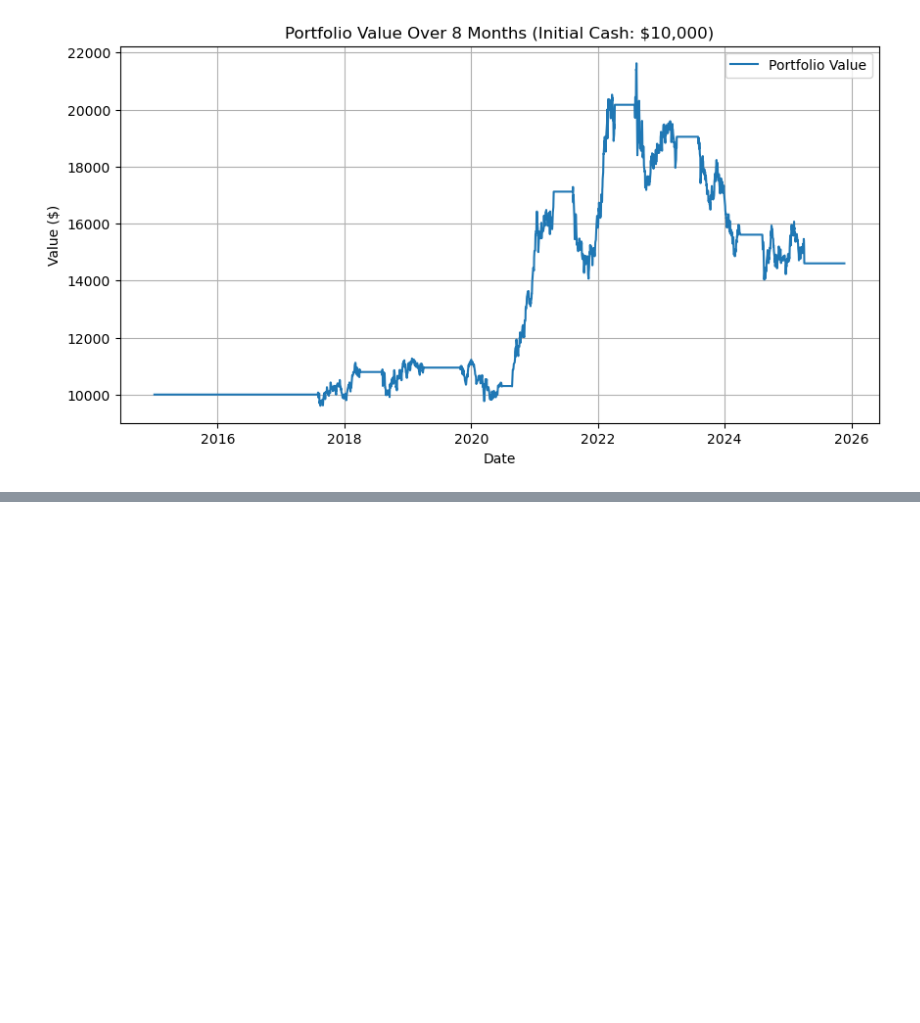
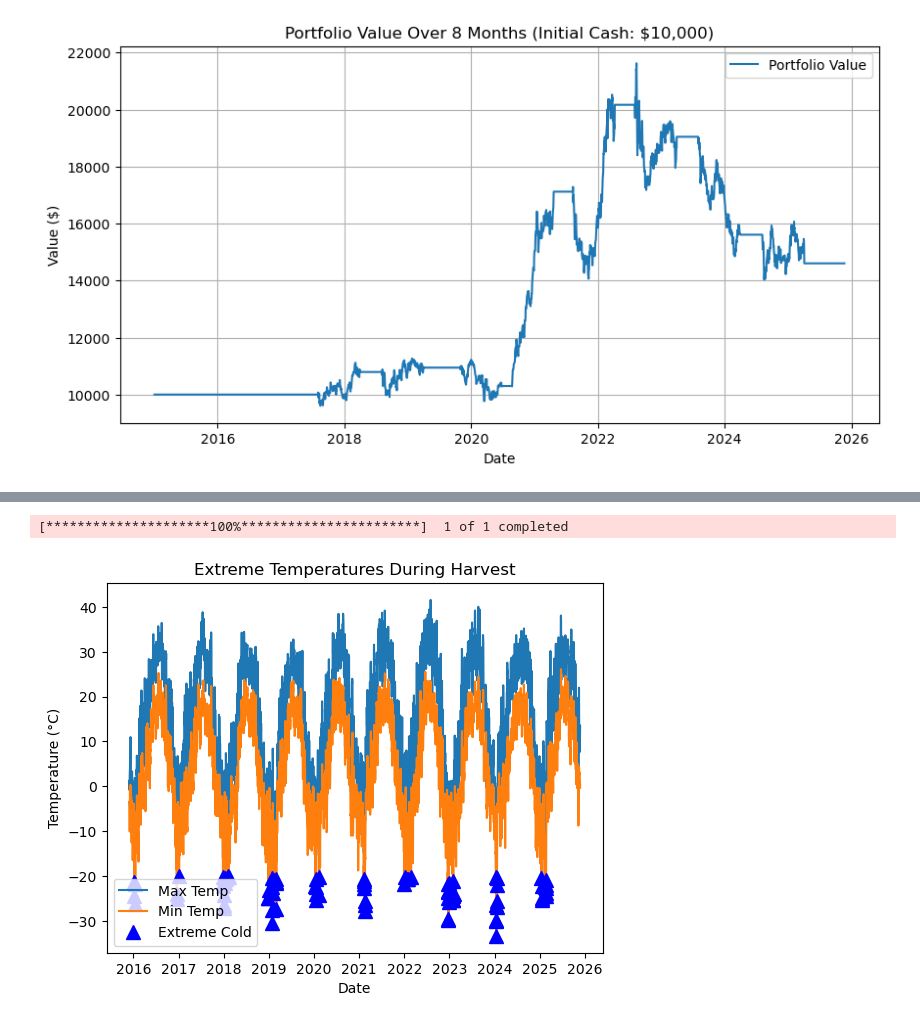
Before and after one commit to hansel7121/Seasonal-Trading-Crop-Commodities-Based-on-Extreme-Weather-Events-, a Jupyter notebook: presentation.ipynb, the cells around one changed output, grey strips where cells are left out. Saved outputs shown, nothing was run; the diff lists cells and outputs as text; code cells hidden in the pictures; blank space fills up the shorter version.

```diff
--- a/presentation.ipynb
+++ b/presentation.ipynb
@@ -461,0 +470,15 @@ Critical Time Periods: all year round
+# %%
+hogs_df = pd.read_csv(
+    "crops_data/iowa_hog_weather_10y.csv", index_col="Date", parse_dates=True
+)
+
+hogs_prices = yf.download(
+    "HE=F", start="2015-01-01", end="2025-11-24", auto_adjust=True
+)
+if isinstance(hogs_prices.columns, pd.MultiIndex):
+    hogs_prices.columns = hogs_prices.columns.droplevel(1)
+
+hogs_extreme_hot, hogs_extreme_cold = plot_extremes(hogs_df, 38, -20, [13], [12, 1, 2, 3])
+# %% [output]
+[*********************100%***********************]  1 of 1 completed
+[figure, added]
```
Also changed, not shown: parts of 6 cells of this notebook.
